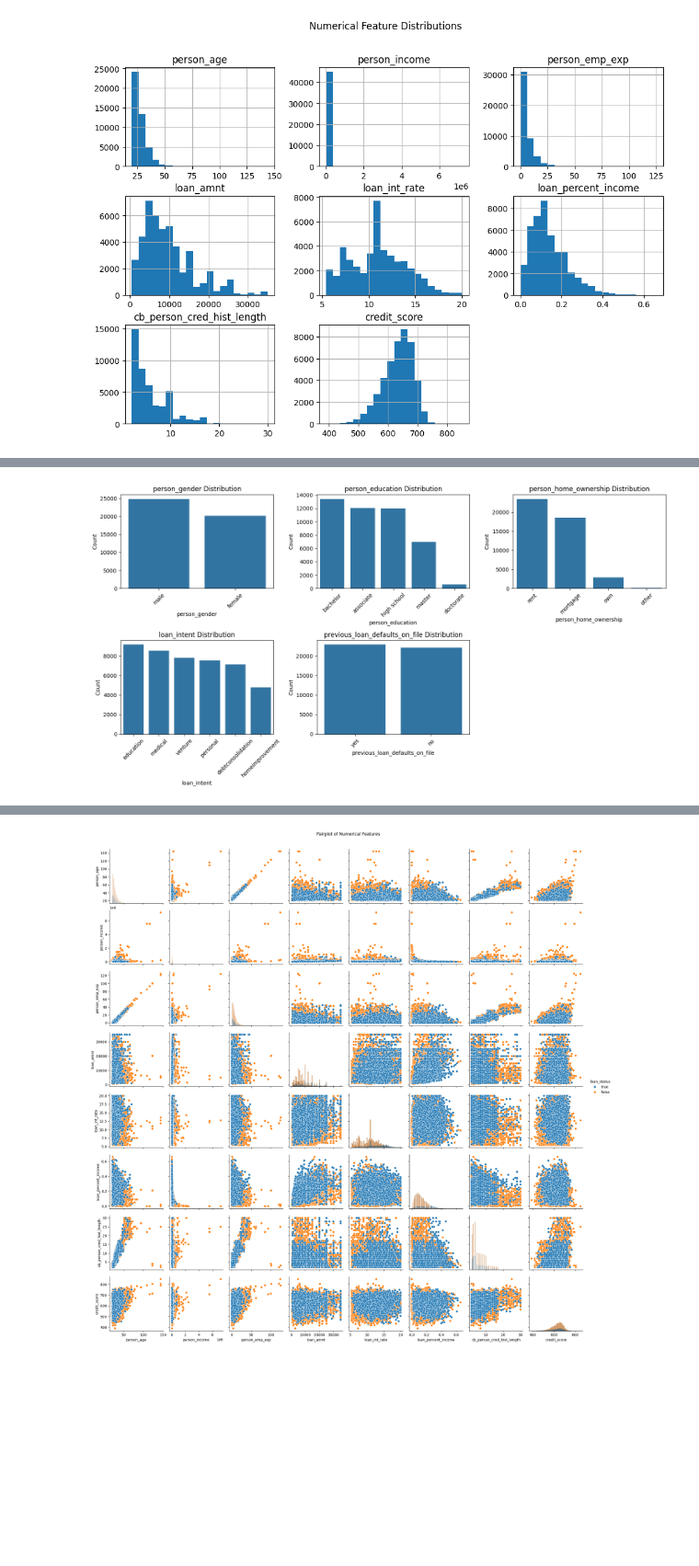
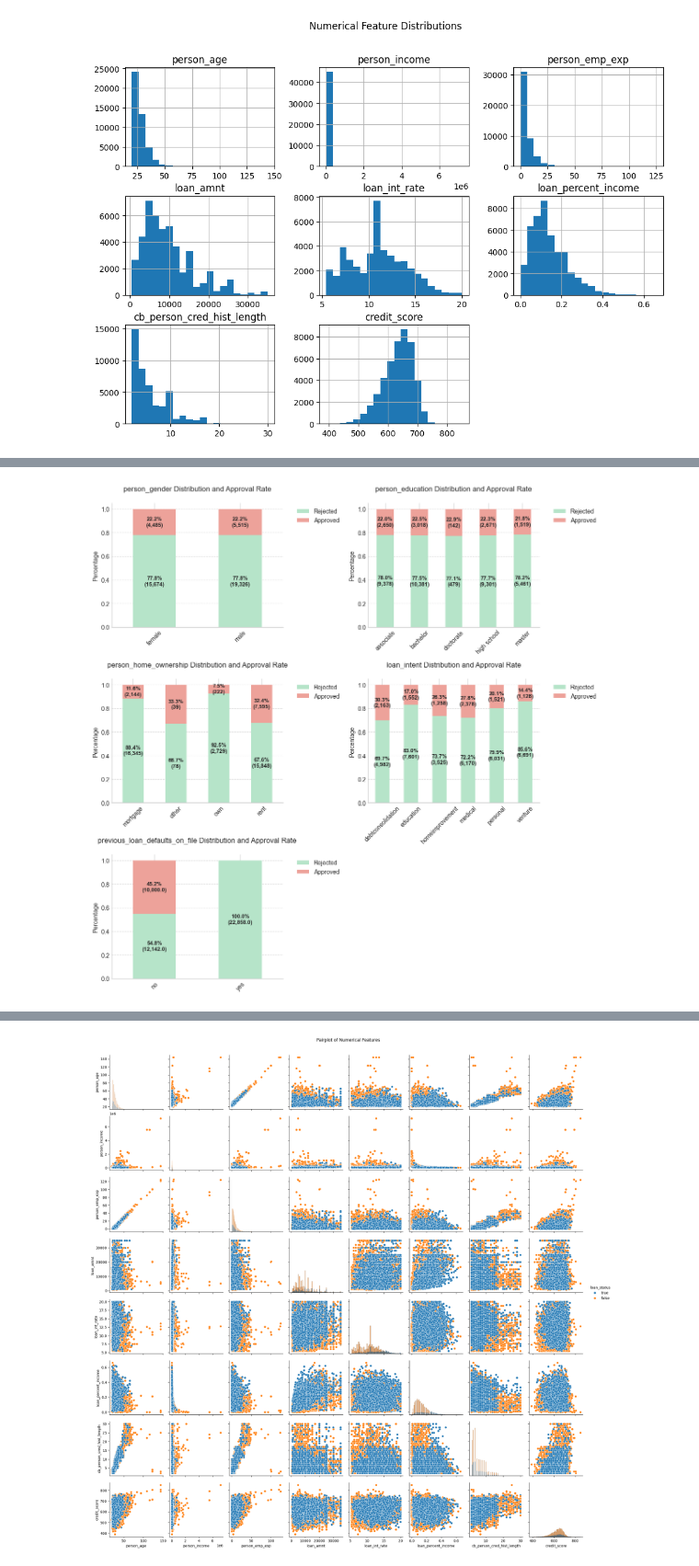
Before and after one commit to Hsotuhsa-S/Loan-Prediction-E2E-ML-Workflow, a Jupyter notebook: 00_LoanData_Cleanup_EDA.ipynb, the cells around one changed output, grey strips where cells are left out. Shown at 92% size. Drawn from its saved outputs; the diff is of its cells as text; code cells hidden in the pictures; blank space fills up the shorter version.

Commit message:
Updated the Plot stacked bar (Normalized) charts showing category distributions and loan approval rates.

```diff
--- a/00_LoanData_Cleanup_EDA.ipynb
+++ b/00_LoanData_Cleanup_EDA.ipynb
@@ -271,25 +271,99 @@ plt.show()
 # %%
-# Categorical Feature Distributions (Bar Plots)
+# Categorical Feature Distributions and Loan Status Analysis
+# This visualization shows the distribution of loan approval status across categorical features
+# and includes both percentages and counts for better interpretation
+# Calculate the plots layout
 cat_cols = rawLoanData_filled.select_dtypes(include=['object', 'boolean']).columns.drop('loan_status')
-n_cols = 3
+n_cols = 2  # Reduce to 2 columns for better readability
 n_rows = (len(cat_cols) + n_cols - 1) // n_cols
 
-fig, axes = plt.subplots(n_rows, n_cols, figsize=(5 * n_cols, 4 * n_rows))
+# Create subplots
+fig, axes = plt.subplots(n_rows, n_cols, figsize=(12, 4 * n_rows))
 axes = axes.flatten()
 
+# Color palette for approved/rejected loans
+colors = ["#b6e4c9", "#eda29a"]  # Green for approved, Red for rejected
+
 for i, col in enumerate(cat_cols):
-    sns.countplot(x=col, data=rawLoanData_filled, order=rawLoanData_filled[col].value_counts().index, ax=axes[i])
-    axes[i].set_title(f'{col} Distribution')
-    axes[i].set_xlabel(col)
-    axes[i].set_ylabel('Count')
-    axes[i].tick_params(axis='x', labelrotation=45)
-    axes[i].tick_params(axis='y', labelsize=10)
+    # Calculate percentages
+    df_pct = (rawLoanData_filled.groupby(col)['loan_status']
+              .value_counts(normalize=True)
+              .unstack())
+
+    # Calculate counts for annotations
+    df_cnt = rawLoanData_filled.groupby(col)['loan_status'].value_counts().unstack()
+
+    # Plot stacked bars
+    df_pct.plot(kind='bar', stacked=True, ax=axes[i], color=colors)
+
+    # Customize the plot
+    axes[i].set_title(f'{col} Distribution and Approval Rate',pad=20)
+    axes[i].set_xlabel('')
+    axes[i].set_ylabel('Percentage')
+    axes[i].grid(axis='y', linestyle='--', alpha=0.7)
+
+    # Add percentage labels
+    for c in range(len(df_pct.columns)):
+        for idx in range(len(df_pct.index)):
+            # Calculate position for percentage text
+            percentage = df_pct.iloc[idx, c] * 100
+            count = df_cnt.iloc[idx, c]
+
+            # Skip small segments
+            if percentage < 5:
+                continue
+
+            # Calculate y position for text
+            if c == 0:
+                y_pos = df_pct.iloc[idx, c] / 2
+            else:
+                y_pos = df_pct.iloc[idx, :c].sum() + df_pct.iloc[idx, c] / 2
+
+            # Add text with percentage and count
+            axes[i].text(idx, y_pos, f'{percentage:.1f}%\n({count:,})',
+                        ha='center', va='center',fontsize=9, fontweight='bold')
+
+    # Rotate x-labels
+    axes[i].tick_params(axis='x', rotation=45)
+
+    # Add legend
+    axes[i].legend(['Rejected', 'Approved'],
+                   bbox_to_anchor=(1.05, 1),
+                   frameon=True,
+                   facecolor='white',
+                   edgecolor='none')
+
+     # Remove top and right spines
+    axes[i].spines['top'].set_visible(False)
+    axes[i].spines['right'].set_visible(False)
 
 # Remove unused subplots
 for j in range(i + 1, len(axes)):
     fig.delaxes(axes[j])
 
 plt.tight_layout()
 plt.show()
+
+# cat_cols = rawLoanData_filled.select_dtypes(include=['object', 'boolean']).columns.drop('loan_status')
+# n_cols = 3
+# n_rows = (len(cat_cols) + n_cols - 1) // n_cols
+
+# fig, axes = plt.subplots(n_rows, n_cols, figsize=(5 * n_cols, 4 * n_rows))
+# axes = axes.flatten()
+
+# for i, col in enumerate(cat_cols):
+#     sns.countplot(x=col, data=rawLoanData_filled, order=rawLoanData_filled[col].value_counts().index, ax=axes[i])
+#     axes[i].set_title(f'{col} Distribution')
+#     axes[i].set_xlabel(col)
+#     axes[i].set_ylabel('Count')
+#     axes[i].tick_params(axis='x', labelrotation=45)
+#     axes[i].tick_params(axis='y', labelsize=10)
+
+# # Remove unused subplots
+# for j in range(i + 1, len(axes)):
+#     fig.delaxes(axes[j])
+
+# plt.tight_layout()
+# plt.show()
 # %% [output]
-[figure, old version]
+[figure, new version]
```
Also changed, not shown: parts of 7 cells of this notebook.
